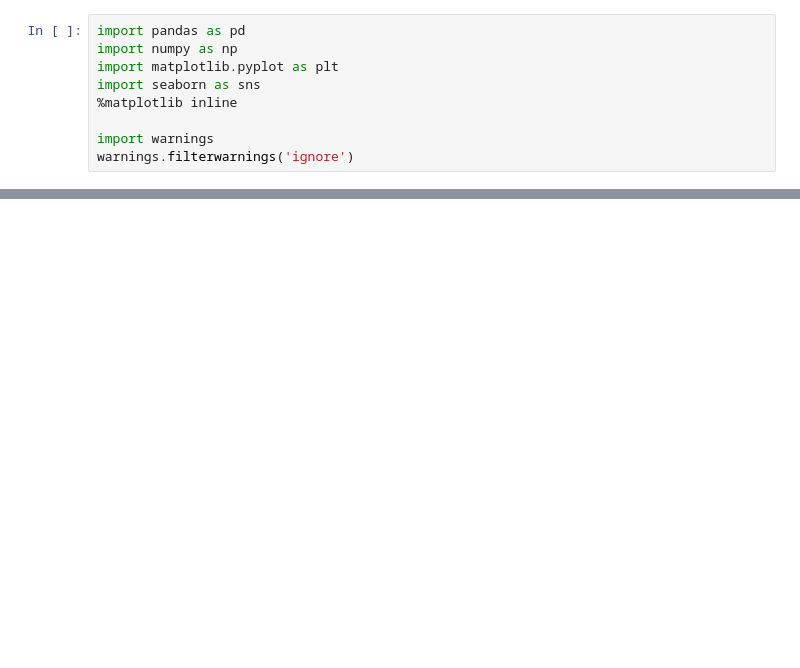
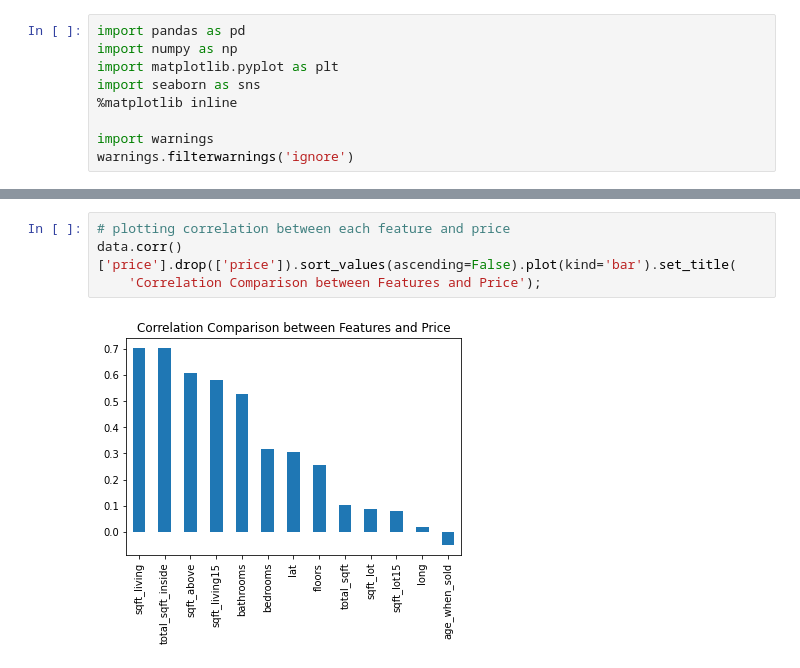
Before and after one commit to ttam37/dsc-mod-2-project-v2-1-onl01-dtsc-ft-052620, a Jupyter notebook: EDA Question 3.ipynb, the cells around one changed output, grey strips where cells are left out. Cells and saved outputs as stored; diff of their text form; blank space fills up the shorter version.

```diff
--- a/EDA Question 3.ipynb
+++ b/EDA Question 3.ipynb
@@ -123,0 +72,6 @@ Federal Way is the city with the lowest average price. Though the average house
+# %%
+# plotting correlation between each feature and price
+data.corr()['price'].drop(['price']).sort_values(ascending=False).plot(kind='bar').set_title(
+    'Correlation Comparison between Features and Price');
+# %% [output]
+[figure, added]
```
Also changed, not shown: parts of 25 cells of this notebook, 5 other files.
